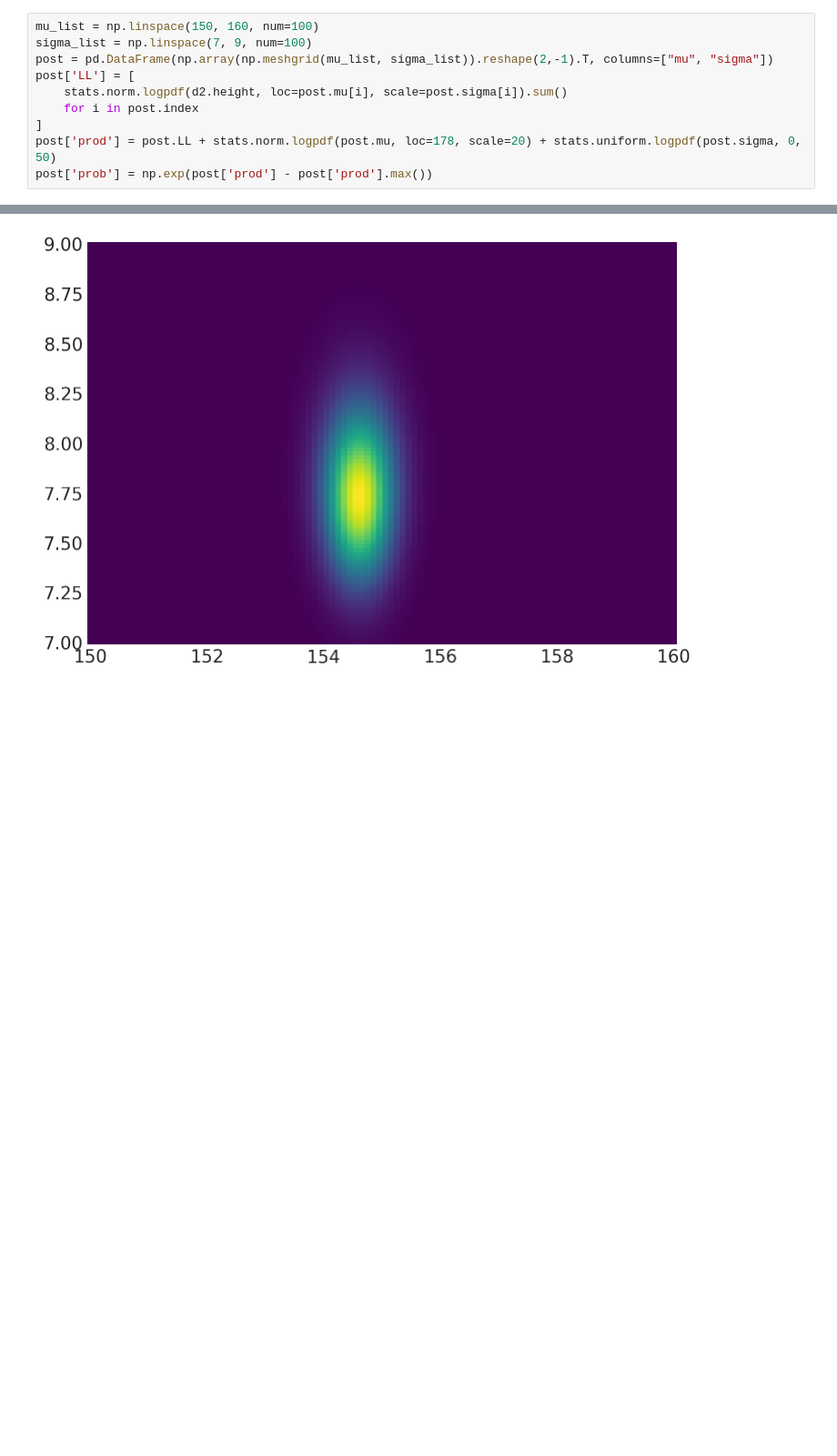
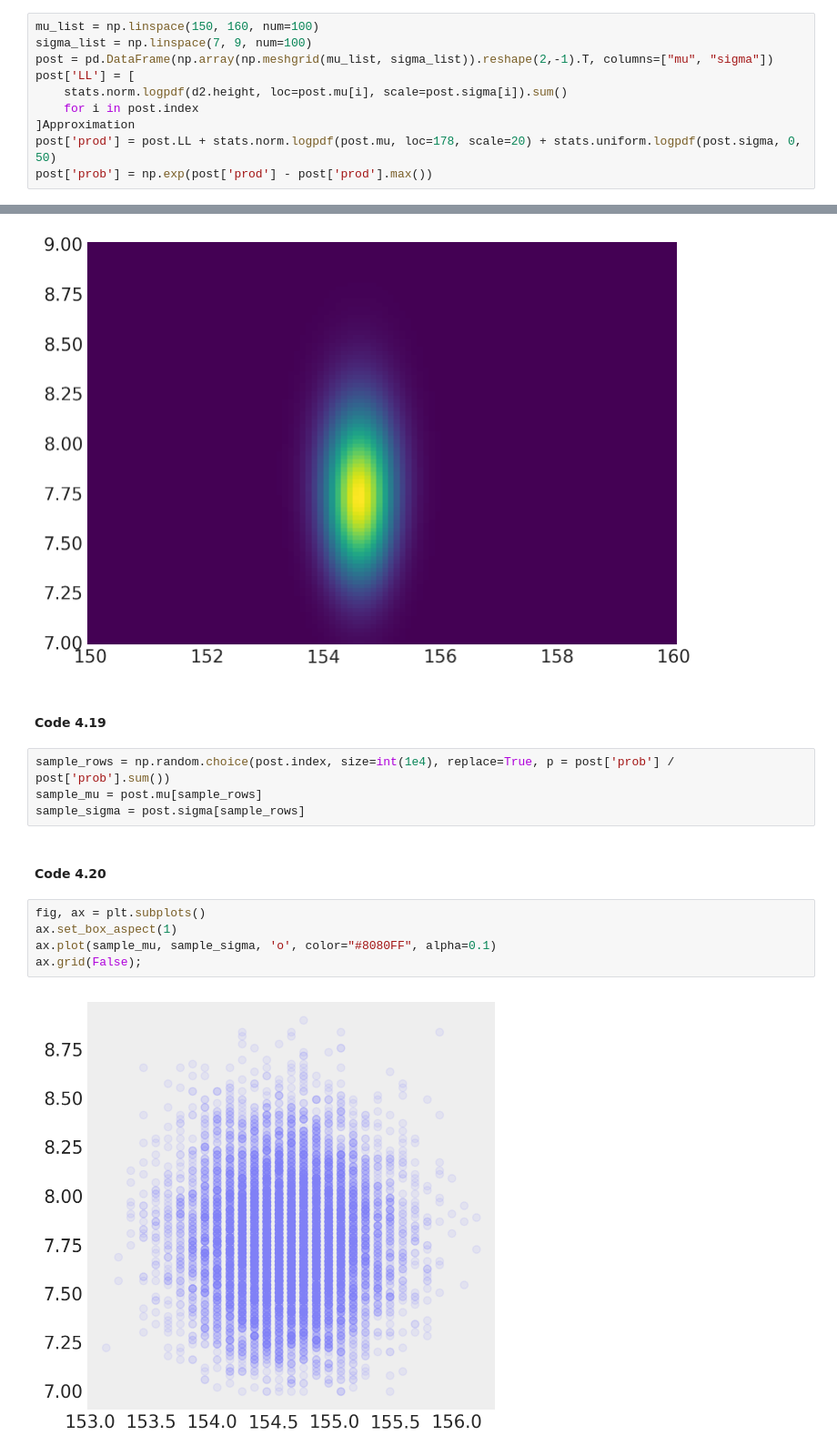
Before and after one commit to bambinos/educational-resources, a Jupyter notebook: Rethinking/Chp_04.ipynb, the cells around one changed output, grey strips where cells are left out. Shown at 91% size. Saved outputs shown, nothing was run; the diff lists cells and outputs as text; blank space fills up the shorter version.

```diff
--- a/Rethinking/Chp_04.ipynb
+++ b/Rethinking/Chp_04.ipynb
@@ -181,7 +181,7 @@ post = pd.DataFrame(np.array(np.meshgrid(mu_list, sigma_list)).reshape(2,-1).T,
 post['LL'] = [
     stats.norm.logpdf(d2.height, loc=post.mu[i], scale=post.sigma[i]).sum()
     for i in post.index
-]
+]Approximation
 post['prod'] = post.LL + stats.norm.logpdf(post.mu, loc=178, scale=20) + stats.uniform.logpdf(post.sigma, 0, 50)
 post['prob'] = np.exp(post['prod'] - post['prod'].max())
 # %% [markdown]
@@ -200,3 +200,18 @@ plt.contour(xi, yi, zi);
 plt.pcolormesh(xi, yi, zi, shading='auto');
 # %% [output]
 [figure]
+# %% [markdown]
+#### Code 4.19
+# %%
+sample_rows = np.random.choice(post.index, size=int(1e4), replace=True, p = post['prob'] / post['prob'].sum())
+sample_mu = post.mu[sample_rows]
+sample_sigma = post.sigma[sample_rows]
+# %% [markdown]
+#### Code 4.20
+# %%
+fig, ax = plt.subplots()
+ax.set_box_aspect(1)
+ax.plot(sample_mu, sample_sigma, 'o', color="#8080FF", alpha=0.1)
+ax.grid(False);
+# %% [output]
+[figure, added]
```
Also changed, not shown: parts of 42 cells of this notebook.
